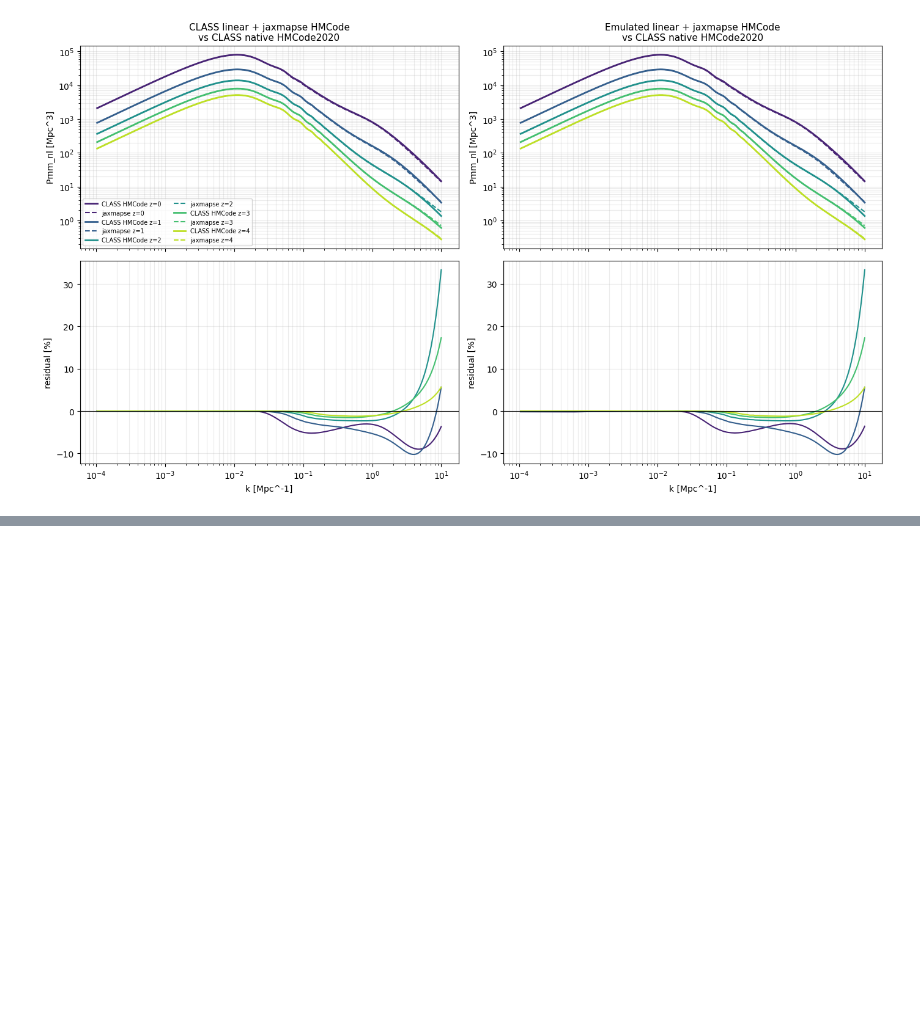
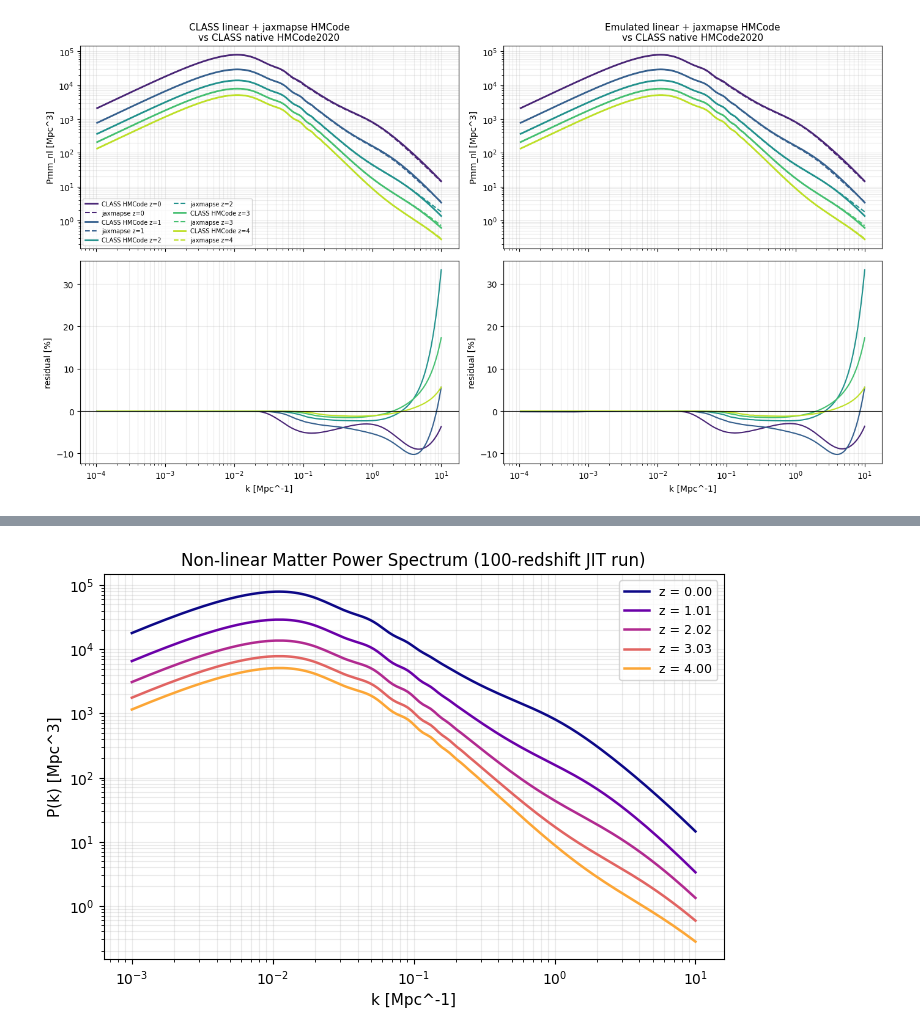
Before and after one commit to CosmologicalEmulators/jaxmapse, a Jupyter notebook: notebooks/hmcode_pk_vs_class.ipynb, the cells around one changed output, grey strips where cells are left out. Cells and saved outputs as stored; diff of their text form; code cells hidden in the pictures; blank space fills up the shorter version.

```diff
--- a/notebooks/hmcode_pk_vs_class.ipynb
+++ b/notebooks/hmcode_pk_vs_class.ipynb
@@ -310,0 +463,14 @@ plt.show()
+# %%
+fig, ax = plt.subplots(figsize=(8, 5))
+colors = plt.cm.plasma(np.linspace(0.0, 0.8, 5))
+indices = [0, 25, 50, 75, 99]
+for idx, color in zip(indices, colors):
+    ax.loglog(k_out_grid, pk_nl_100[idx], color=color, lw=1.8, label=f'z = {z_100[idx]:.2f}')
+ax.set_xlabel('k [Mpc^-1]', fontsize=11)
+ax.set_ylabel('P(k) [Mpc^3]', fontsize=11)
+ax.set_title('Non-linear Matter Power Spectrum (100-redshift JIT run)', fontsize=12)
+ax.grid(True, which='both', alpha=0.25)
+ax.legend(fontsize=9)
+plt.show()
+# %% [output]
+[figure, added]
```
Also changed, not shown: parts of 8 cells of this notebook, 3 other files.
